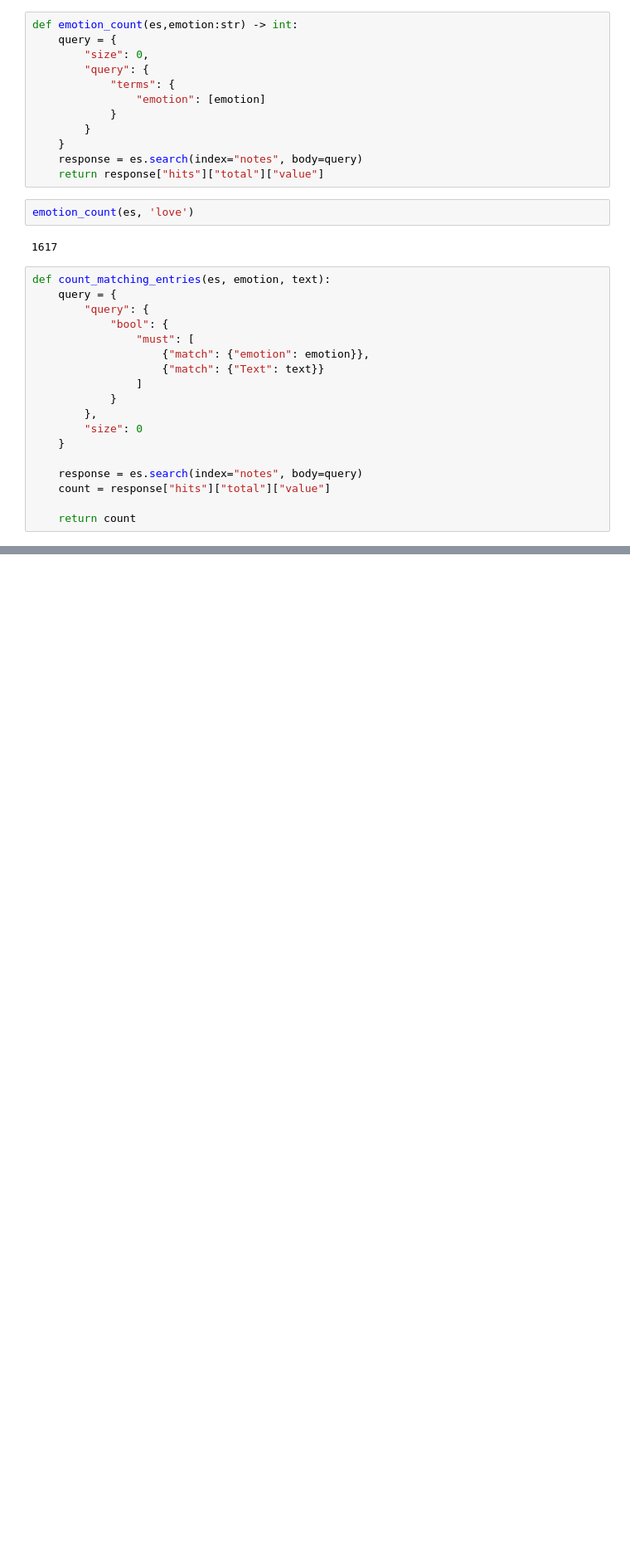
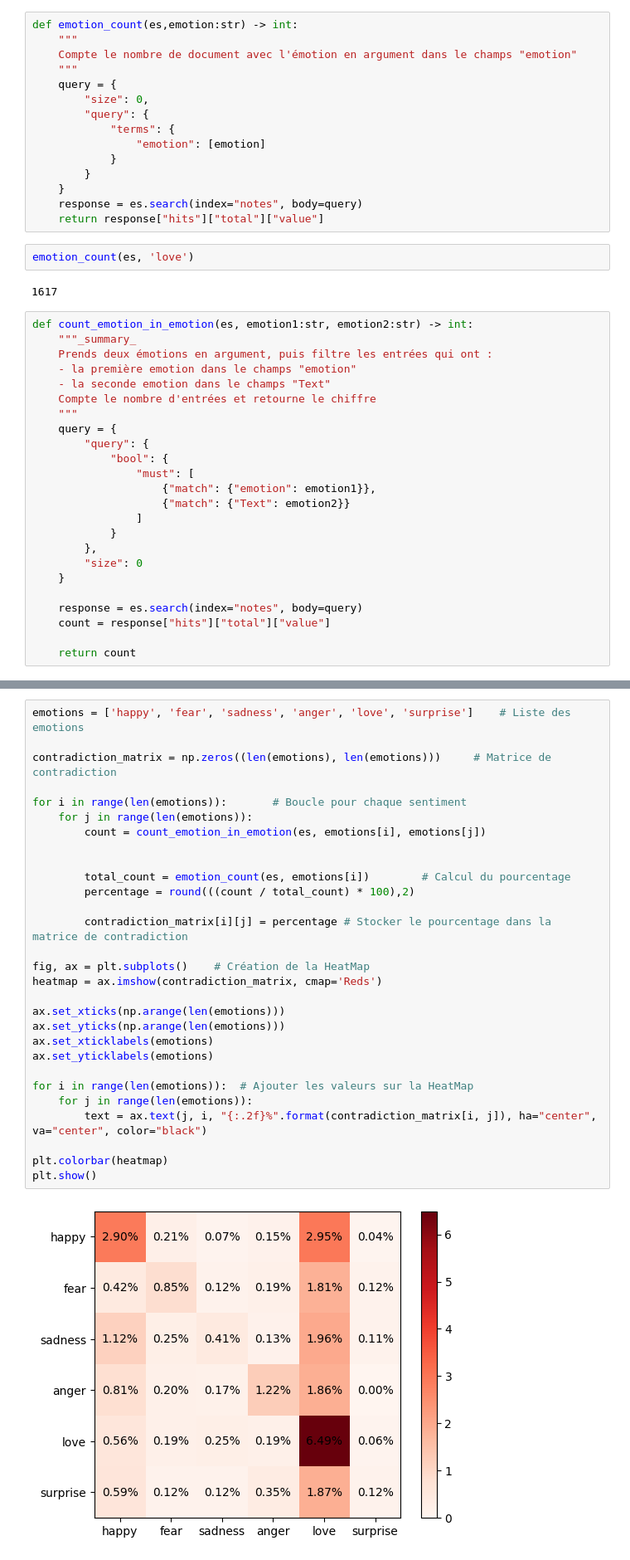
Before and after one commit to davidbreau/psycho_NLP, a Jupyter notebook: 2_Elastic_Search/es_request.ipynb, the cells around one changed output, grey strips where cells are left out. Shown at 83% size. Cells and saved outputs as stored; diff of their text form; blank space fills up the shorter version.

```diff
--- a/2_Elastic_Search/es_request.ipynb
+++ b/2_Elastic_Search/es_request.ipynb
@@ -93,5 +93,8 @@ get_emotion_distribution(last_name, first_name)
 # %%
 def emotion_count(es,emotion:str) -> int:
+    """
+    Compte le nombre de document avec l'émotion en argument dans le champs "emotion"
+    """
     query = {
         "size": 0,
         "query": {
@@ -107,13 +110,19 @@ emotion_count(es, 'love')
 # %% [output]
 1617
 # %%
-def count_matching_entries(es, emotion, text):
+def count_emotion_in_emotion(es, emotion1:str, emotion2:str) -> int:
+    """_summary_
+    Prends deux émotions en argument, puis filtre les entrées qui ont :
+    - la première emotion dans le champs "emotion"
+    - la seconde emotion dans le champs "Text"
+    Compte le nombre d'entrées et retourne le chiffre
+    """
     query = {
         "query": {
             "bool": {
                 "must": [
-                    {"match": {"emotion": emotion}},
-                    {"match": {"Text": text}}
+                    {"match": {"emotion": emotion1}},
+                    {"match": {"Text": emotion2}}
                 ]
             }
         },
@@ -206,0 +143,31 @@ ImportError: cannot import name 'Mapping' from 'elasticsearch.compat' (/home/app
+# %%
+emotions = ['happy', 'fear', 'sadness', 'anger', 'love', 'surprise']    # Liste des emotions
+
+contradiction_matrix = np.zeros((len(emotions), len(emotions)))     # Matrice de contradiction
+
+for i in range(len(emotions)):       # Boucle pour chaque sentiment
+    for j in range(len(emotions)):
+        count = count_emotion_in_emotion(es, emotions[i], emotions[j])
+
+
+        total_count = emotion_count(es, emotions[i])        # Calcul du pourcentage
+        percentage = round(((count / total_count) * 100),2)
+
+        contradiction_matrix[i][j] = percentage # Stocker le pourcentage dans la matrice de contradiction
+
+fig, ax = plt.subplots()    # Création de la HeatMap
+heatmap = ax.imshow(contradiction_matrix, cmap='Reds')
+
+ax.set_xticks(np.arange(len(emotions)))
+ax.set_yticks(np.arange(len(emotions)))
+ax.set_xticklabels(emotions)
+ax.set_yticklabels(emotions)
+
+for i in range(len(emotions)):  # Ajouter les valeurs sur la HeatMap
+    for j in range(len(emotions)):
+        text = ax.text(j, i, "{:.2f}%".format(contradiction_matrix[i, j]), ha="center", va="center", color="black")
+
+plt.colorbar(heatmap)
+plt.show()
+# %% [output]
+[figure, added]
```
Also changed, not shown: parts of 7 cells of this notebook.
